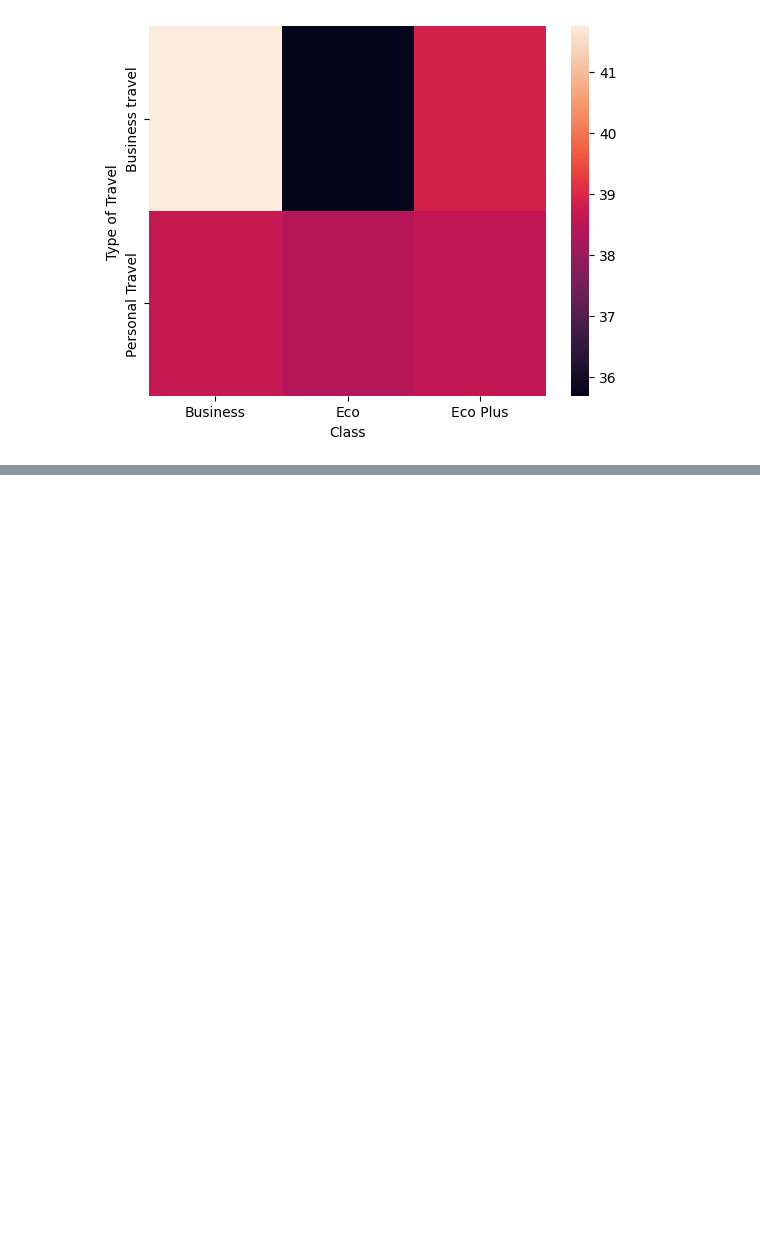
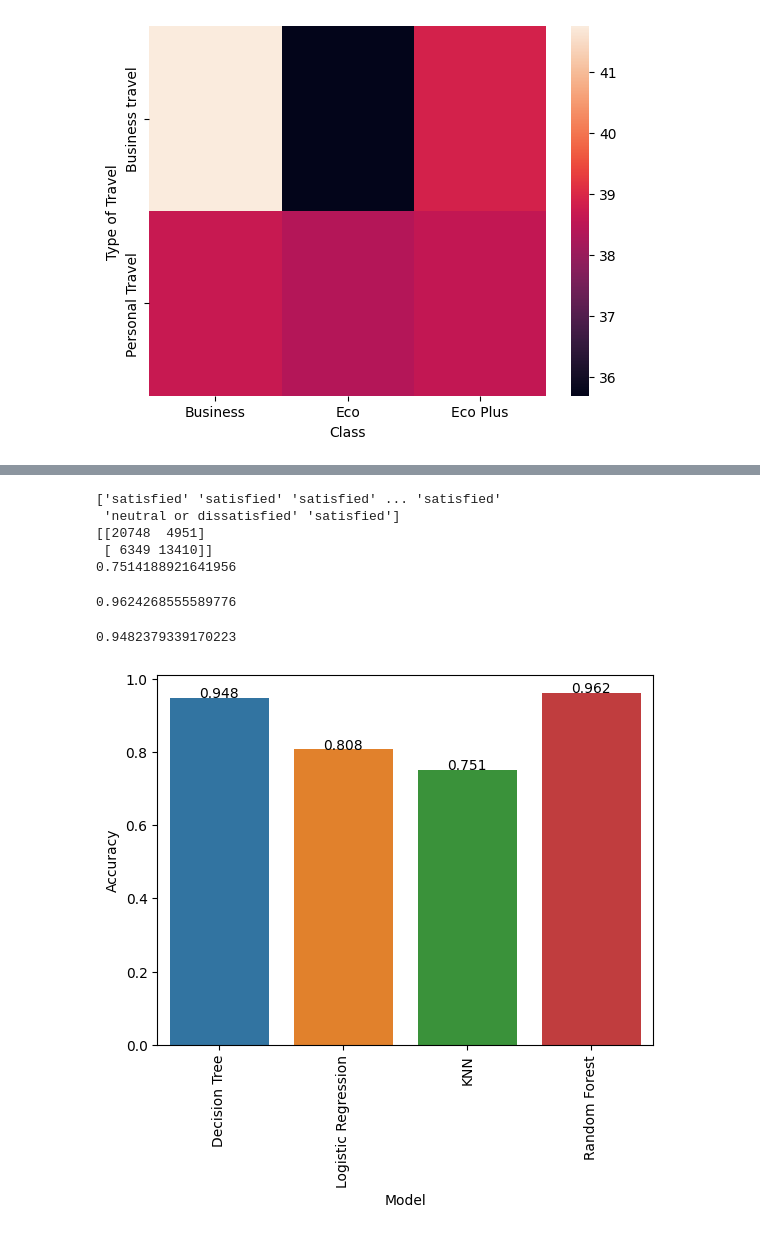
Before and after one commit to Mikil03/Sem-6, a Jupyter notebook: Lab AIDS/Mini Project/mini_project.ipynb, the cells around one changed output, grey strips where cells are left out. Cells and saved outputs as stored; diff of their text form; code cells hidden in the pictures; blank space fills up the shorter version.

```diff
--- a/Lab AIDS/Mini Project/mini_project.ipynb
+++ b/Lab AIDS/Mini Project/mini_project.ipynb
@@ -92,0 +248,55 @@ plt.show()
+# %%
+from sklearn.neighbors import KNeighborsClassifier
+from sklearn.metrics import confusion_matrix, accuracy_score
+knn = KNeighborsClassifier(p=2, metric='minkowski', n_neighbors=5)
+knn.fit(train_X,train_y)
+y_knn_pred = knn.predict(test_X)
+print(y_knn_pred)
+
+cm_knn = confusion_matrix(test_y, y_knn_pred)
+print (cm_knn)
+score_knn = accuracy_score(test_y, y_knn_pred)
+print (score_knn)
+# %% [output]
+['satisfied' 'satisfied' 'satisfied' ... 'satisfied'
+ 'neutral or dissatisfied' 'satisfied']
+[[20748  4951]
+ [ 6349 13410]]
+0.7514188921641956
+# %%
+from sklearn.ensemble import RandomForestClassifier
+rfc = RandomForestClassifier(n_estimators=100)
+rfc.fit(train_X,train_y)
+
+#predicting test data
+pred_y = rfc.predict(test_X)
+#accuracy score
+from sklearn.metrics import accuracy_score
+score_rf = accuracy_score(test_y,pred_y)
+score_rf
+# %% [output]
+0.9624268555589776
+# %%
+from sklearn.tree import DecisionTreeClassifier
+dt = DecisionTreeClassifier(criterion = 'entropy', random_state = 0)
+dt.fit(train_X, train_y)
+
+y_pred = dt.predict(test_X)
+
+
+score_dt = accuracy_score(test_y, y_pred)
+print (score_dt)
+# %% [output]
+0.9482379339170223
+# %%
+model_names = ['Decision Tree','Logistic Regression', 'KNN', 'Random Forest' ]
+accuracy_scores = [score_dt, score_lr, score_knn, score_rf]
+df = pd.DataFrame({'Model': model_names, 'Accuracy': accuracy_scores})
+sns.barplot(x='Model', y='Accuracy', data=df)
+plt.xticks(rotation=90)
+#show values on top
+for index, row in df.iterrows():
+    plt.text(row.name,row.Accuracy, round(row.Accuracy,3), ha="center")
+plt.show()
+# %% [output]
+[figure, added]
```
Also changed, not shown: parts of 12 cells of this notebook, 15 other files.
